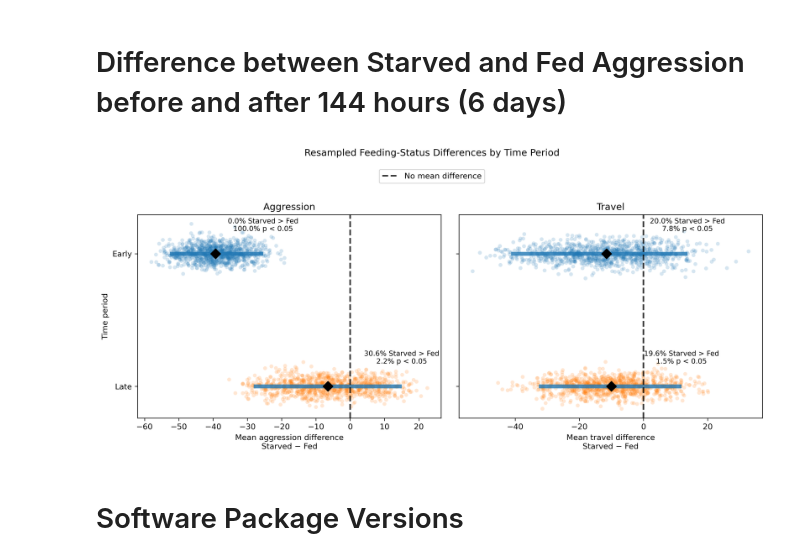
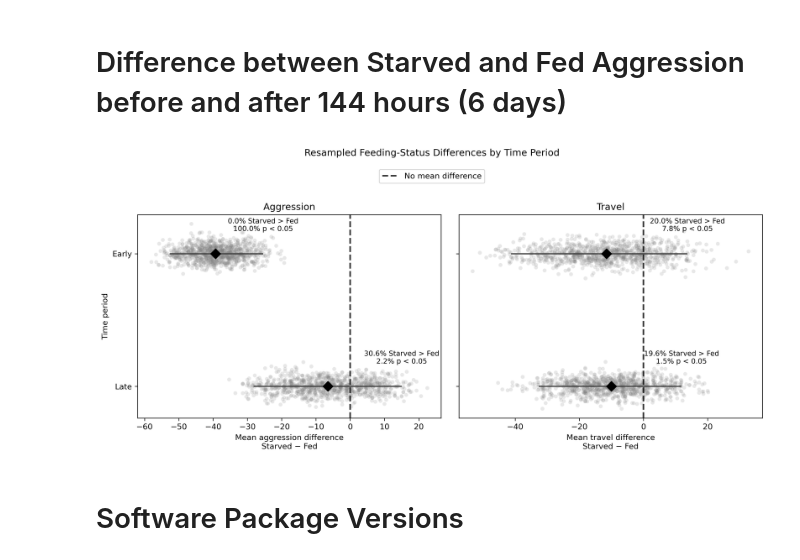
Before and after one commit to jpdemuth/2026_hangry, a Jupyter notebook: Hangry_Analysis.ipynb, the cells around one changed output. Drawn from its saved outputs; the diff is of its cells as text; code cells hidden in the pictures.

```diff
--- a/Hangry_Analysis.ipynb
+++ b/Hangry_Analysis.ipynb
@@ -974,8 +974,17 @@ x_axis_labels = {
 
 period_order = ["Early", "Late"]
 
-plot_df["time_period"] = pd.Categorical(plot_df["time_period"], categories=period_order, ordered=True)
-plot_df["outcome"] = pd.Categorical(plot_df["outcome"], categories=outcome_order, ordered=True)
+plot_df["time_period"] = pd.Categorical(
+    plot_df["time_period"],
+    categories=period_order,
+    ordered=True
+)
+
+plot_df["outcome"] = pd.Categorical(
+    plot_df["outcome"],
+    categories=outcome_order,
+    ordered=True
+)
 
 summary_df = (
     plot_df
@@ -991,6 +1000,11 @@ summary_df = (
 )
 
 y_positions = {"Early": 1, "Late": 0}
+
+# Neutral colors so these do not conflict with Fed/Starved colors elsewhere
+dot_color = "gray"       # medium gray
+interval_color = "0.25"  # dark gray
+median_color = "black"
 
 fig, axes = plt.subplots(1, 2, figsize=(12, 5), dpi=300, sharey=True)
 
@@ -1009,42 +1023,74 @@ for ax, outcome in zip(axes, outcome_order):
         y_base = y_positions[time_period]
         y = y_base + rng.normal(0, 0.055, size=len(x))
 
-        ax.scatter(x, y, alpha=0.18, s=24, edgecolor="none", label="_nolegend_")
+        ax.scatter(
+            x,
+            y,
+            color=dot_color,
+            alpha=0.18,
+            s=24,
+            edgecolor="none",
+            label="_nolegend_"
+        )
 
         row = outcome_summary[outcome_summary["time_period"].eq(time_period)].iloc[0]
 
-        ax.hlines(y=y_base, xmin=row["lower_difference"], xmax=row["upper_difference"], linewidth=5, alpha=0.8)
-        ax.scatter(row["median_difference"], y_base, color="black", s=80, marker="D", zorder=5, label="_nolegend_")
+        ax.hlines(
+            y=y_base,
+            xmin=row["lower_difference"],
+            xmax=row["upper_difference"],
+            color=interval_color,
+            linewidth=2,
+            alpha=0.8
+        )
+
+        ax.scatter(
+            row["median_difference"],
+            y_base,
+            color=median_color,
+            s=80,
+            marker="D",
+            zorder=5,
+            label="_nolegend_"
+        )
 
         ax.text(
             row["upper_difference"],
             y_base + 0.16,
             f'{row["percent_starved_gt_fed"]:.1f}% Starved > Fed\n{row["percent_p_lt_0_05"]:.1f}% p < 0.05',
             ha="center",
             va="bottom",
             fontsize=9
         )
 
-    ax.axvline(0, linestyle="--", linewidth=2, color="black", alpha=0.8, label="No mean difference")
+    ax.axvline(
+        0,
+        linestyle="--",
+        linewidth=2,
+        color="black",
+        alpha=0.8,
+        label="No mean difference"
+    )
+
     ax.set_yticks([y_positions[p] for p in period_order])
     ax.set_yticklabels(period_order)
     ax.set_xlabel(x_axis_labels[outcome])
     ax.set_title(outcome_titles[outcome])
 
 axes[0].set_ylabel("Time period")
 
 handles, labels = axes[0].get_legend_handles_labels()
 fig.legend(handles, labels, loc="upper center", bbox_to_anchor=(0.5, 1.04))
 
 fig.suptitle("Resampled Feeding-Status Differences by Time Period", y=1.10)
 
 plt.tight_layout()
 
 fig.savefig("Figure 4.png", dpi=300, bbox_inches="tight")
 
 plt.show()
 # %% [output]
-[figure, old version]
+[figure, new version]
 # %% [markdown]
 # Software Package Versions
 # %%
```
Also changed, not shown: parts of 3 cells of this notebook.
